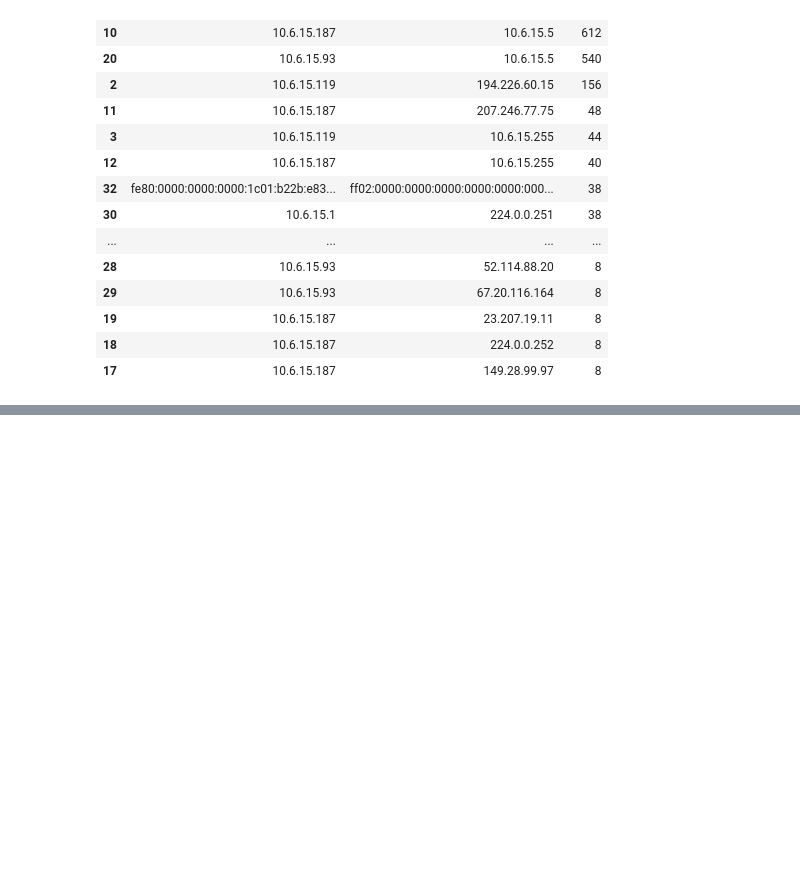
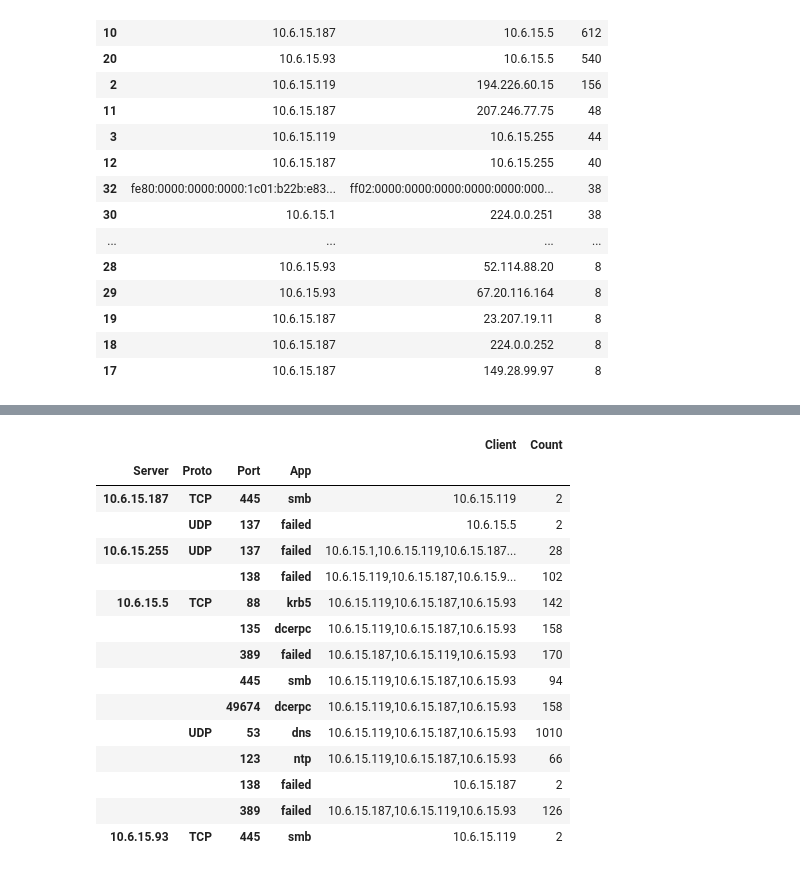
Before and after one commit to regit/suricata-analytics, a Jupyter notebook: jupyter/Notebooks/Troopers.ipynb, the cells around one changed output, grey strips where cells are left out. Cells and saved outputs as stored; diff of their text form; code cells hidden in the pictures; blank space fills up the shorter version.

```diff
--- a/jupyter/Notebooks/Troopers.ipynb
+++ b/jupyter/Notebooks/Troopers.ipynb
@@ -142,0 +143,42 @@ df
+# %%
+# Get flow top talker
+builder = ESQueryBuilder()
+builder.set_index('logstash-flow-*')
+builder.set_page_size(0)
+builder.set_from_date(global_from_date)
+builder.set_to_date(global_to_date)
+
+qfilter = 'event_type: flow AND dest_ip:"10.6.15.0/24"'
+builder.set_qfilter(qfilter)
+
+builder.add_aggs('dest_ip.keyword', order='_count', sort='desc', size=10)
+builder.add_aggs('proto.keyword', order='_count', sort='desc', size=10)
+builder.add_aggs('dest_port', order='_count', sort='desc', size=10)
+builder.add_aggs('app_proto.keyword', order='_count', sort='desc', size=10)
+builder.add_aggs('src_ip.keyword', order='_count', sort='desc', size=10)
+
+r = builder.post()
+content = r.json()
+
+keys = ['Server', 'Proto', 'Port', 'App', 'Client', 'Count']
+res = flatten_aggregation(content, keys)
+
+df = res.groupby(['Server', 'Proto', 'Port', 'App']).agg({'Client' : ','.join, 'Count' : 'sum'})
+df
+# %% [output]
+|  |  |  |  | Client | Count |
+| Server | Proto | Port | App |  |  |
+| 10.6.15.187 | TCP | 445 | smb | 10.6.15.119 | 2 |
+|  | UDP | 137 | failed | 10.6.15.5 | 2 |
+| 10.6.15.255 | UDP | 137 | failed | 10.6.15.1,10.6.15.119,10.6.15.187... | 28 |
+|  |  | 138 | failed | 10.6.15.119,10.6.15.187,10.6.15.9... | 102 |
+| 10.6.15.5 | TCP | 88 | krb5 | 10.6.15.119,10.6.15.187,10.6.15.93 | 142 |
+|  |  | 135 | dcerpc | 10.6.15.119,10.6.15.187,10.6.15.93 | 158 |
+|  |  | 389 | failed | 10.6.15.187,10.6.15.119,10.6.15.93 | 170 |
+|  |  | 445 | smb | 10.6.15.119,10.6.15.187,10.6.15.93 | 94 |
+|  |  | 49674 | dcerpc | 10.6.15.119,10.6.15.187,10.6.15.93 | 158 |
+|  | UDP | 53 | dns | 10.6.15.119,10.6.15.187,10.6.15.93 | 1010 |
+|  |  | 123 | ntp | 10.6.15.119,10.6.15.187,10.6.15.93 | 66 |
+|  |  | 138 | failed | 10.6.15.187 | 2 |
+|  |  | 389 | failed | 10.6.15.187,10.6.15.119,10.6.15.93 | 126 |
+| 10.6.15.93 | TCP | 445 | smb | 10.6.15.119 | 2 |
```
Also changed, not shown: parts of 2 cells of this notebook.
